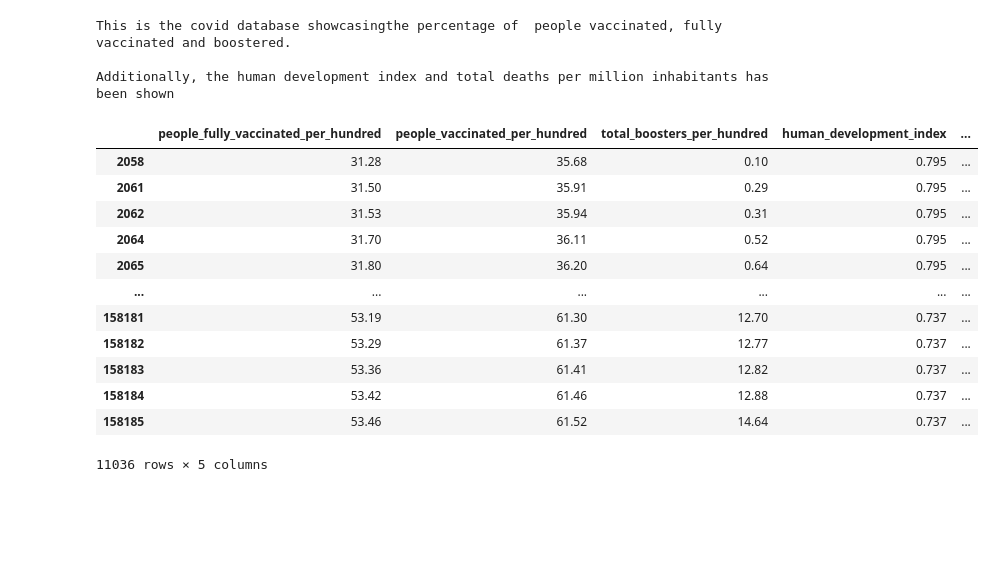
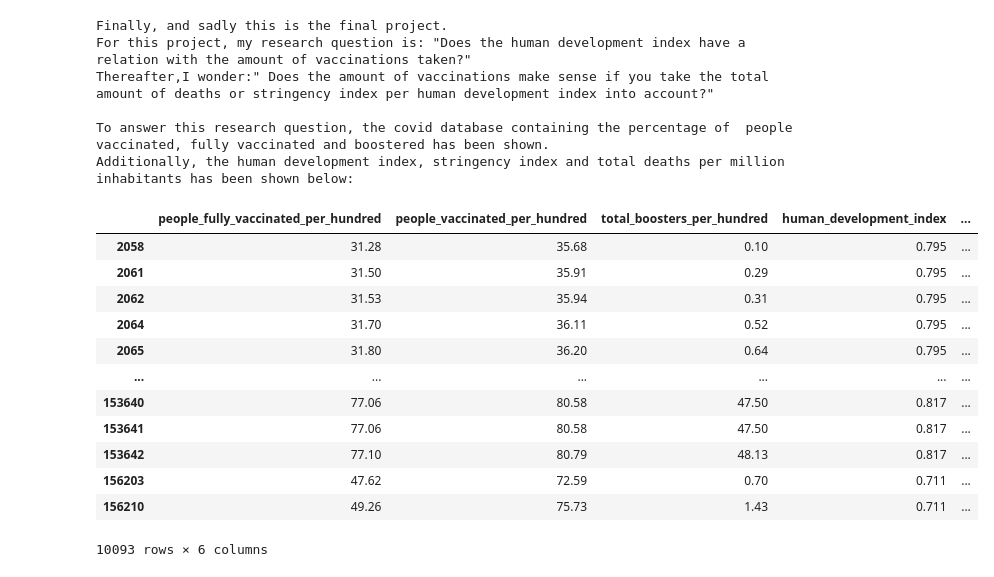
Before and after one commit to SamantaDilm/voila, a Jupyter notebook: notebooks/FinalProject.ipynb, the cells around one changed output. Saved outputs shown, nothing was run; the diff lists cells and outputs as text; code cells hidden in the pictures; blank space fills up the shorter version.

```diff
--- a/notebooks/FinalProject.ipynb
+++ b/notebooks/FinalProject.ipynb
@@ -1,37 +1,44 @@
 # %%
 import altair as alt
 import ipywidgets as widgets
 import pandas as pd
 import numpy as np
 from ipywidgets import interact
 import matplotlib.pyplot as plt
 from colorama import Fore
 from colorama import Style
 
-print(f'This is the covid database showcasingthe percentage of {Style.RESET_ALL} {Fore.RED}people vaccinated{Style.RESET_ALL}, {Fore.MAGENTA}fully vaccinated{Style.RESET_ALL} and{Fore.BLUE} boostered{Style.RESET_ALL}. \n')
-print(f'Additionally, the {Fore.GREEN}human development index{Style.RESET_ALL} and{Fore.CYAN} total deaths per million{Style.RESET_ALL} inhabitants has been shown \n ')
-print()
-# covid = pd.read_csv("https://covid.ourworldindata.org/data/owid-covid-data.csv", parse_dates=['date'])
-# covid.dropna(subset = ['people_fully_vaccinated_per_hundred', 'people_vaccinated_per_hundred', 'total_boosters_per_hundred','human_development_index', 'total_deaths_per_million'], inplace=True)
-# covid.loc[:, ['people_fully_vaccinated_per_hundred', 'people_vaccinated_per_hundred', 'total_boosters_per_hundred','human_development_index', 'total_deaths_per_million']]
+__author__ = "Samanta Dil Mohamed"
+__StudentID__ = "i6222109"
+__date__ = "08/02/2022"
 
-#Does the the human development index influence the amount of vaccinations the population takes
-#Does the amount of vaccinations taken really improve less the crisis (less deaths/cases)
+print(f'Finally, and sadly this is the final project. \nFor this project, my research question is: "{Fore.LIGHTCYAN_EX}Does the human development index have a relation with the amount of vaccinations taken?{Style.RESET_ALL}"')
+print(f'Thereafter,I wonder:"{Fore.LIGHTGREEN_EX} Does the amount of vaccinations make sense if you take the total amount of deaths or stringency index per human development index into account?{Style.RESET_ALL}"\n')
+print(f'To answer this research question, the covid database containing the percentage of {Style.RESET_ALL} {Fore.LIGHTMAGENTA_EX}people vaccinated{Style.RESET_ALL}, {Fore.MAGENTA}fully vaccinated{Style.RESET_ALL} and{Fore.RED} boostered{Style.RESET_ALL} has been shown.')
+print(f'Additionally, the {Fore.YELLOW}human development index{Style.RESET_ALL},{Fore.LIGHTBLUE_EX} stringency index {Style.RESET_ALL}and{Fore.CYAN} total deaths per million{Style.RESET_ALL} inhabitants has been shown below: ')
+
+covid = pd.read_csv("https://covid.ourworldindata.org/data/owid-covid-data.csv", parse_dates=['date'])
+covid.dropna(subset = ['people_fully_vaccinated_per_hundred', 'people_vaccinated_per_hundred', 'total_boosters_per_hundred','human_development_index', 'total_deaths_per_million', 'stringency_index'], inplace=True)
+covid.loc[:, ['people_vaccinated_per_hundred', 'people_fully_vaccinated_per_hundred', 'total_boosters_per_hundred','human_development_index', 'total_deaths_per_million', 'stringency_index']]
+
 #https://github.com/owid/covid-19-data/blob/master/public/data/README.md
 # %% [output]
-This is the covid database showcasingthe percentage of  people vaccinated, fully vaccinated and boostered.
+Finally, and sadly this is the final project.
+For this project, my research question is: "Does the human development index have a relation with the amount of vaccinations taken?"
+Thereafter,I wonder:" Does the amount of vaccinations make sense if you take the total amount of deaths or stringency index per human development index into account?"
 
-Additionally, the human development index and total deaths per million inhabitants has been shown
+To answer this research question, the covid database containing the percentage of  people vaccinated, fully vaccinated and boostered has been shown.
+Additionally, the human development index, stringency index and total deaths per million inhabitants has been shown below:
 |  | people_fully_vaccinated_per_hundred | people_vaccinated_per_hundred | total_boosters_per_hundred | human_development_index | ... |
 | 2058 | 31.28 | 35.68 | 0.10 | 0.795 | ... |
 | 2061 | 31.50 | 35.91 | 0.29 | 0.795 | ... |
 | 2062 | 31.53 | 35.94 | 0.31 | 0.795 | ... |
 | 2064 | 31.70 | 36.11 | 0.52 | 0.795 | ... |
 | 2065 | 31.80 | 36.20 | 0.64 | 0.795 | ... |
 | ... | ... | ... | ... | ... | ... |
-| 158181 | 53.19 | 61.30 | 12.70 | 0.737 | ... |
-| 158182 | 53.29 | 61.37 | 12.77 | 0.737 | ... |
-| 158183 | 53.36 | 61.41 | 12.82 | 0.737 | ... |
-| 158184 | 53.42 | 61.46 | 12.88 | 0.737 | ... |
-| 158185 | 53.46 | 61.52 | 14.64 | 0.737 | ... |
+| 153640 | 77.06 | 80.58 | 47.50 | 0.817 | ... |
+| 153641 | 77.06 | 80.58 | 47.50 | 0.817 | ... |
+| 153642 | 77.10 | 80.79 | 48.13 | 0.817 | ... |
+| 156203 | 47.62 | 72.59 | 0.70 | 0.711 | ... |
+| 156210 | 49.26 | 75.73 | 1.43 | 0.711 | ... |
-11036 rows × 5 columns
+10093 rows × 6 columns
```
Also changed, not shown: parts of 6 cells of this notebook.
